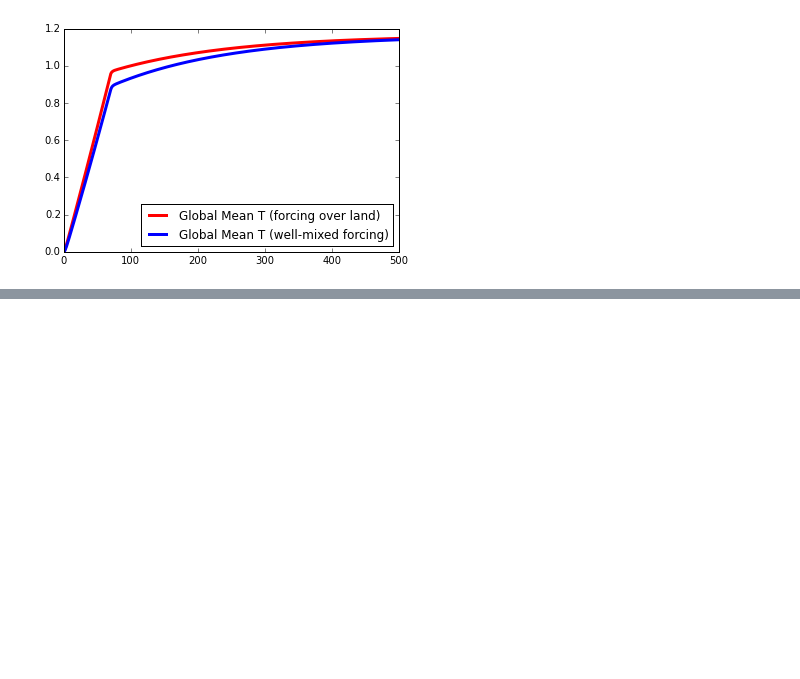
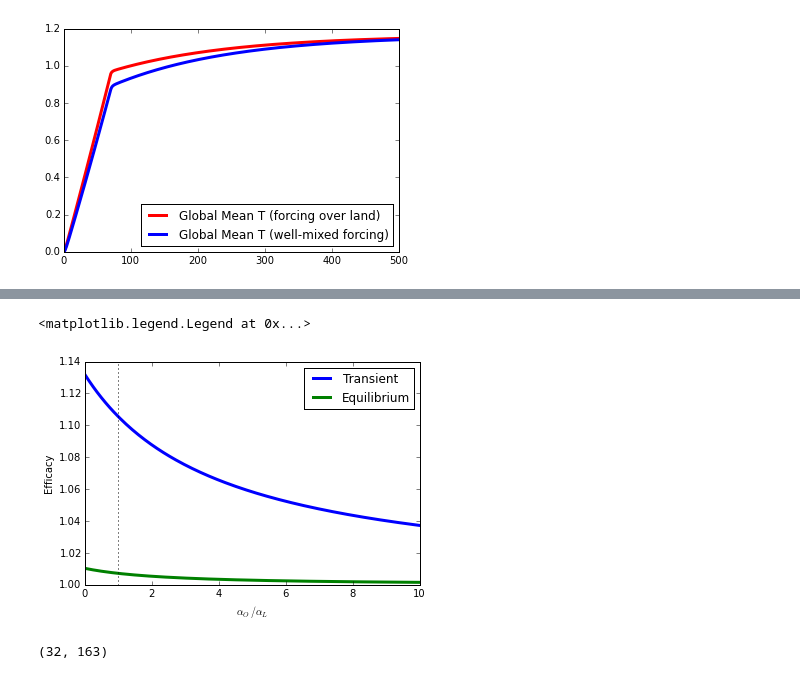
Before and after one commit to katemarvel/efficacy-model, a Jupyter notebook: SimpleModel.ipynb, the cells around one changed output, grey strips where cells are left out. Saved outputs shown, nothing was run; the diff lists cells and outputs as text; code cells hidden in the pictures; blank space fills up the shorter version.

```diff
--- a/SimpleModel.ipynb
+++ b/SimpleModel.ipynb
@@ -297,0 +207,24 @@ RuntimeError: Error writing to file
+# %%
+lambda_l = 3.2
+lambda_o = 3.2
+alpha_l = 1.62
+AO = np.arange(0,alpha_l*10,.1)
+gamma = 2.0
+landfrac = .29
+Te=[]
+Ee=[]
+for alpha_o in AO:
+    teff,eeff=get_efficacies([lambda_l, lambda_o, alpha_l, alpha_o, gamma, landfrac ])
+    Te+=[teff]
+    Ee+=[eeff]
+
+plt.plot(AO/alpha_l,Te,c="b",lw=3,label="Transient")
+plt.plot(AO/alpha_l,Ee,c="g",lw=3,label="Equilibrium")
+plt.axvline(1.,c='k',ls=":")
+plt.axhline(1.,c='k',ls=":")
+plt.xlabel(r"$\alpha_O/\alpha_L$")
+plt.ylabel("Efficacy")
+plt.legend(loc=0)
+# %% [output]
+<matplotlib.legend.Legend at 0x...>
+[figure, added]
@@ -297,0 +241,5 @@ RuntimeError: Error writing to file
+# %%
+x,y = np.meshgrid(AO,LAMO)
+x.shape
+# %% [output]
+(32, 163)
```
Also changed, not shown: parts of 18 cells of this notebook.
